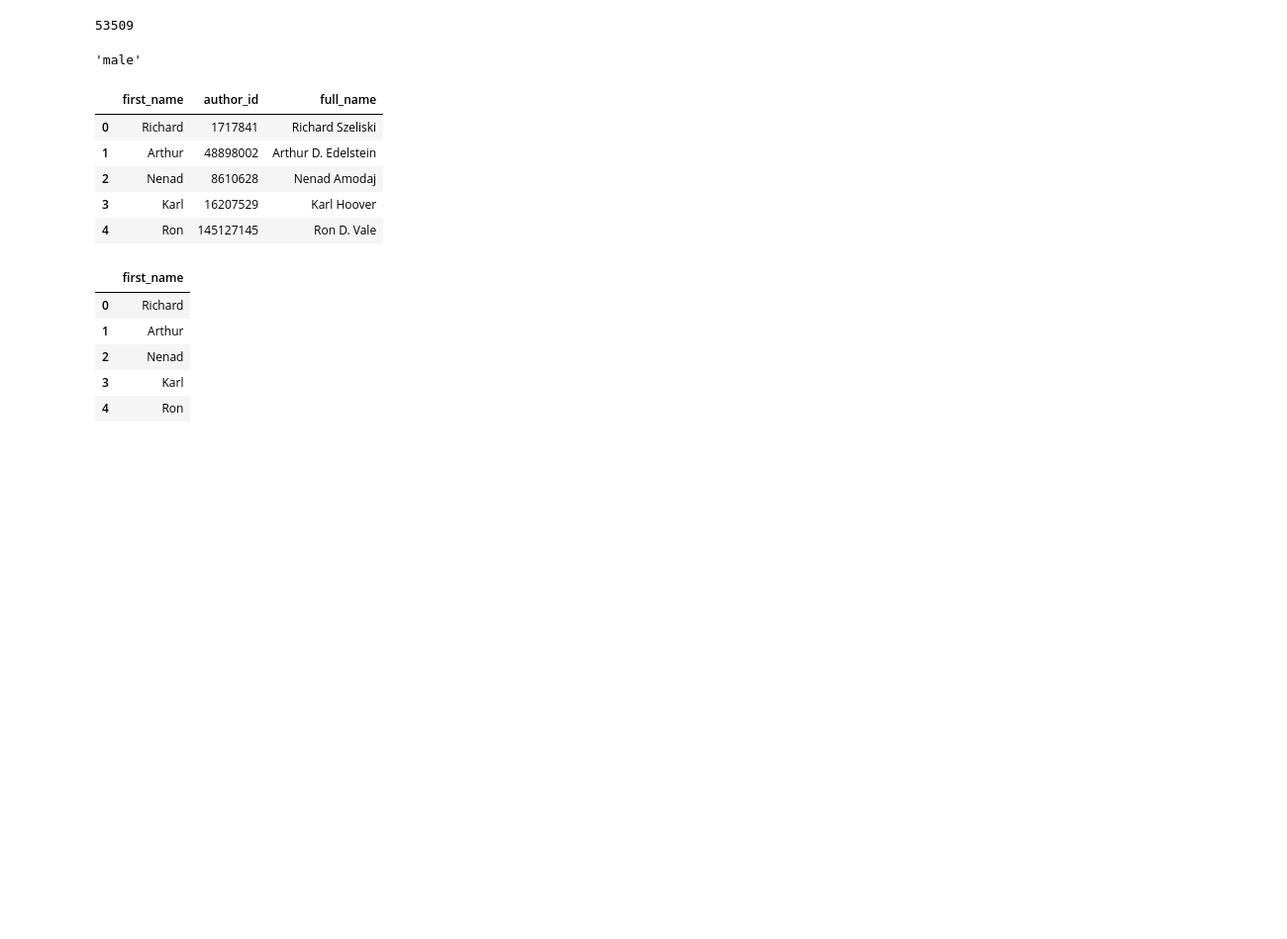
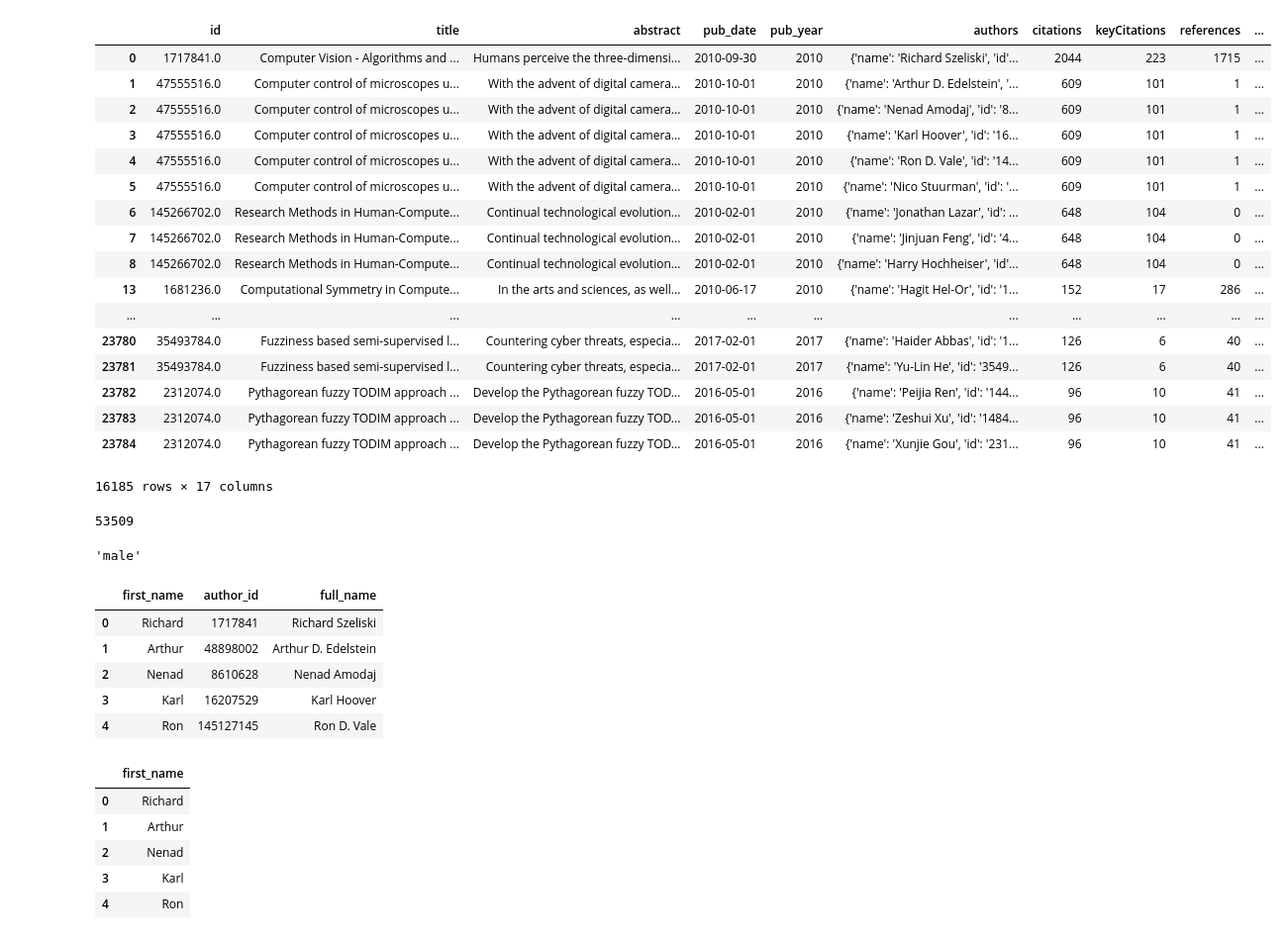
Before and after one commit to MalenaMaffei/8m-7p, a Jupyter notebook: author_names_extraction_and_genderizing.ipynb, the cells around one changed output. Shown at 99% size. Drawn from its saved outputs; the diff is of its cells as text; code cells hidden in the pictures; blank space fills up the shorter version.

```diff
--- a/author_names_extraction_and_genderizing.ipynb
+++ b/author_names_extraction_and_genderizing.ipynb
@@ -17,3 +38,42 @@ DATA = './data/'
+# %%
+papers_df = pd.DataFrame()
+for f in glob(DATA+'papers*csv'):
+    df = pd.read_csv(f)
+#     df = df.iloc[:,5:6]
+    df['authors'] = df.authors.apply(lambda x: x.split('||')) #spliteo los jsons de autores en listas
+    df['authors'] = df.authors.apply(lambda x: [ s_to_dict(i) for i in x ]) # convierto los str json en dictsauthors.
+    lst_col = 'authors'
+    df = pd.DataFrame({
+            col:np.repeat(df[col].values, df[lst_col].str.len())
+            for col in df.columns.difference([lst_col])
+    }).assign(**{lst_col:np.concatenate(df[lst_col].values)})[df.columns.tolist()]
+
+    df = df.dropna()
+    df['first_name'] = df.authors.apply(lambda x: x['first_name'])
+    df['author_id'] = df.authors.apply(lambda x: x['id'])
+    df['full_name'] = df.authors.apply(lambda x: x['name'])
+    papers_df = papers_df.append(df)
+# %%
+papers_df
+# %% [output]
+|  | id | title | abstract | pub_date | pub_year | authors | citations | keyCitations | references | ... |
+| 0 | 1717841.0 | Computer Vision - Algorithms and ... | Humans perceive the three-dimensi... | 2010-09-30 | 2010 | {'name': 'Richard Szeliski', 'id'... | 2044 | 223 | 1715 | ... |
+| 1 | 47555516.0 | Computer control of microscopes u... | With the advent of digital camera... | 2010-10-01 | 2010 | {'name': 'Arthur D. Edelstein', '... | 609 | 101 | 1 | ... |
+| 2 | 47555516.0 | Computer control of microscopes u... | With the advent of digital camera... | 2010-10-01 | 2010 | {'name': 'Nenad Amodaj', 'id': '8... | 609 | 101 | 1 | ... |
+| 3 | 47555516.0 | Computer control of microscopes u... | With the advent of digital camera... | 2010-10-01 | 2010 | {'name': 'Karl Hoover', 'id': '16... | 609 | 101 | 1 | ... |
+| 4 | 47555516.0 | Computer control of microscopes u... | With the advent of digital camera... | 2010-10-01 | 2010 | {'name': 'Ron D. Vale', 'id': '14... | 609 | 101 | 1 | ... |
+| 5 | 47555516.0 | Computer control of microscopes u... | With the advent of digital camera... | 2010-10-01 | 2010 | {'name': 'Nico Stuurman', 'id': '... | 609 | 101 | 1 | ... |
+| 6 | 145266702.0 | Research Methods in Human-Compute... | Continual technological evolution... | 2010-02-01 | 2010 | {'name': 'Jonathan Lazar', 'id': ... | 648 | 104 | 0 | ... |
+| 7 | 145266702.0 | Research Methods in Human-Compute... | Continual technological evolution... | 2010-02-01 | 2010 | {'name': 'Jinjuan Feng', 'id': '4... | 648 | 104 | 0 | ... |
+| 8 | 145266702.0 | Research Methods in Human-Compute... | Continual technological evolution... | 2010-02-01 | 2010 | {'name': 'Harry Hochheiser', 'id'... | 648 | 104 | 0 | ... |
+| 13 | 1681236.0 | Computational Symmetry in Compute... | In the arts and sciences, as well... | 2010-06-17 | 2010 | {'name': 'Hagit Hel-Or', 'id': '1... | 152 | 17 | 286 | ... |
+| ... | ... | ... | ... | ... | ... | ... | ... | ... | ... | ... |
+| 23780 | 35493784.0 | Fuzziness based semi-supervised l... | Countering cyber threats, especia... | 2017-02-01 | 2017 | {'name': 'Haider Abbas', 'id': '1... | 126 | 6 | 40 | ... |
+| 23781 | 35493784.0 | Fuzziness based semi-supervised l... | Countering cyber threats, especia... | 2017-02-01 | 2017 | {'name': 'Yu-Lin He', 'id': '3549... | 126 | 6 | 40 | ... |
+| 23782 | 2312074.0 | Pythagorean fuzzy TODIM approach ... | Develop the Pythagorean fuzzy TOD... | 2016-05-01 | 2016 | {'name': 'Peijia Ren', 'id': '144... | 96 | 10 | 41 | ... |
+| 23783 | 2312074.0 | Pythagorean fuzzy TODIM approach ... | Develop the Pythagorean fuzzy TOD... | 2016-05-01 | 2016 | {'name': 'Zeshui Xu', 'id': '1484... | 96 | 10 | 41 | ... |
+| 23784 | 2312074.0 | Pythagorean fuzzy TODIM approach ... | Develop the Pythagorean fuzzy TOD... | 2016-05-01 | 2016 | {'name': 'Xunjie Gou', 'id': '231... | 96 | 10 | 41 | ... |
+16185 rows × 17 columns
 # %%
 authors_df = pd.DataFrame()
 for f in glob(DATA+'papers*csv'):
```
Also changed, not shown: parts of 6 cells of this notebook, 2 other files.
